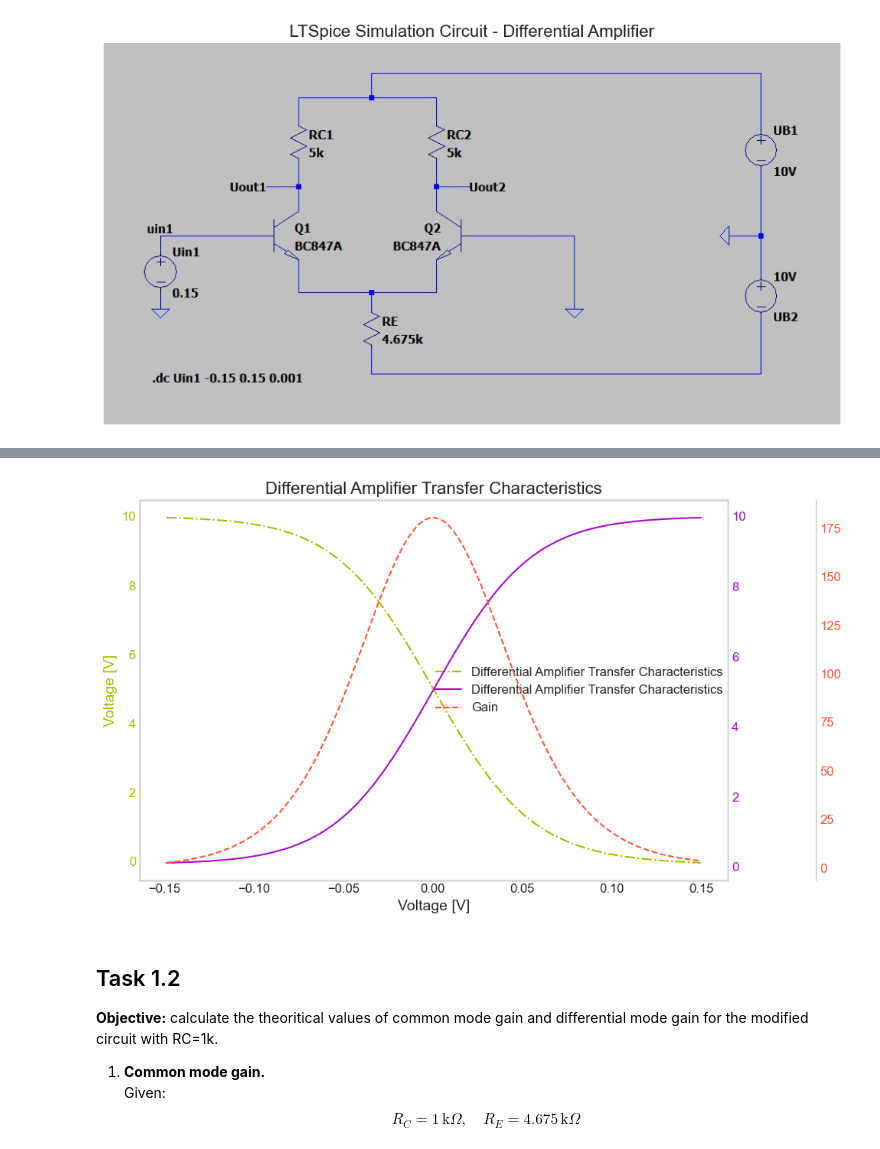
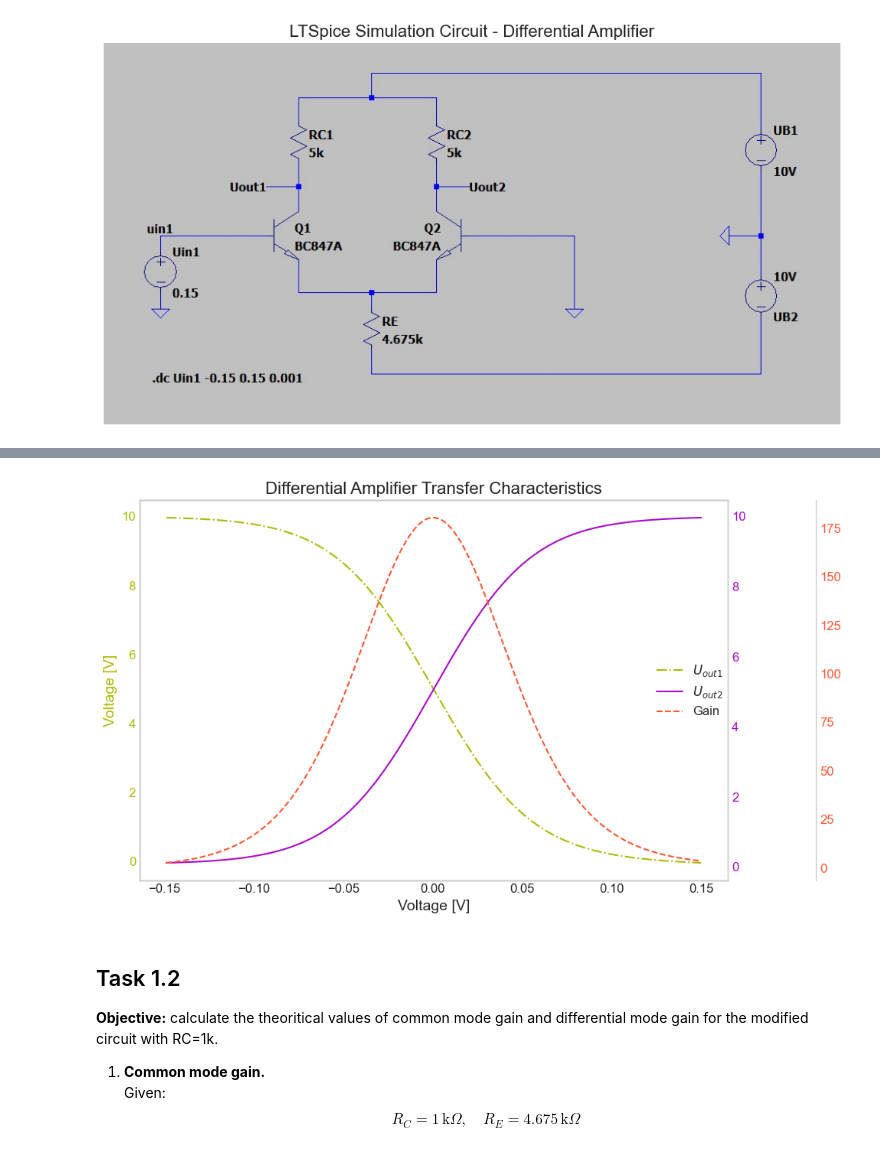
Before and after one commit to Ashu-NT/power_electronics_lab, a Jupyter notebook: src/Lab_3.ipynb, the cells around one changed output, grey strips where cells are left out. Saved outputs shown, nothing was run; the diff lists cells and outputs as text; code cells hidden in the pictures.

```diff
--- a/src/Lab_3.ipynb
+++ b/src/Lab_3.ipynb
@@ -75,7 +75,8 @@ import pandas as pd
 
 IS_DATA_AVAILABLE = True
 simulation_data_path = "../data/Prep_Data/diffamp_standard_transfer_characteristics.txt" # Enter path to simulation data
-#part_2_data_path = "../data/Prep_Data/Mosfet_Current_Mirror.txt" # Enter path to simulation data
+part_2_data_path = "../data/Prep_Data/OpAmp741.1.txt" # Enter path to simulation data
+simulation_square_wave_data_path = "../data/Prep_Data/OpAmp741_2.txt" # Enter path to simulation square wave data
 #oscilloscope_data_path_ch1 = "../data/tek0001CH1.csv" # Enter path to chanel 1 oscilloscope data
 #oscilloscope_data_path_ch2 = "../data/tek0001CH2.csv" # Enter path to chanel 2 osilloscope data
 
@@ -88,7 +89,8 @@ part_2_data = pd.DataFrame()
 
 if IS_DATA_AVAILABLE:
     sim_data = import_simulation_data(simulation_data_path)
-    #data_2 = import_simulation_data(part_2_data_path)
+    data_2 = import_simulation_data(part_2_data_path)
+    data_3 = import_simulation_data(simulation_square_wave_data_path)
     #ch1_data = import_measurement_data(oscilloscope_data_path_ch1)
     #ch2_data = import_measurement_data(oscilloscope_data_path_ch2)
 
@@ -109,22 +125,22 @@ if IS_DATA_AVAILABLE:
 # %%
 # Plotting multiple data
 from components.data_visualizing import plot_multiple_sim_data_2, plot_sim_data
 
 PLOT_MULTI_SIM_DATA = True
 
 if PLOT_MULTI_SIM_DATA:
     fig = plot_multiple_sim_data_2(
         sim_data=sim_data,
         x_label='Voltage [V]',
         y1_label= 'Voltage [V]',
         title='Differential Amplifier Transfer Characteristics',
-        label1='Differential Amplifier Transfer Characteristics',
-        label2='Differential Amplifier Transfer Characteristics',
+        label1='$U_{out1}$',
+        label2='$U_{out2}$',
         label3='Gain',
         #is_multi=True
     )
 # %% [output]
-[figure, old version]
+[figure, new version]
 # %% [markdown]
 ## Task 1.2
 
```
Also changed, not shown: parts of 28 cells of this notebook, 6 other files.
